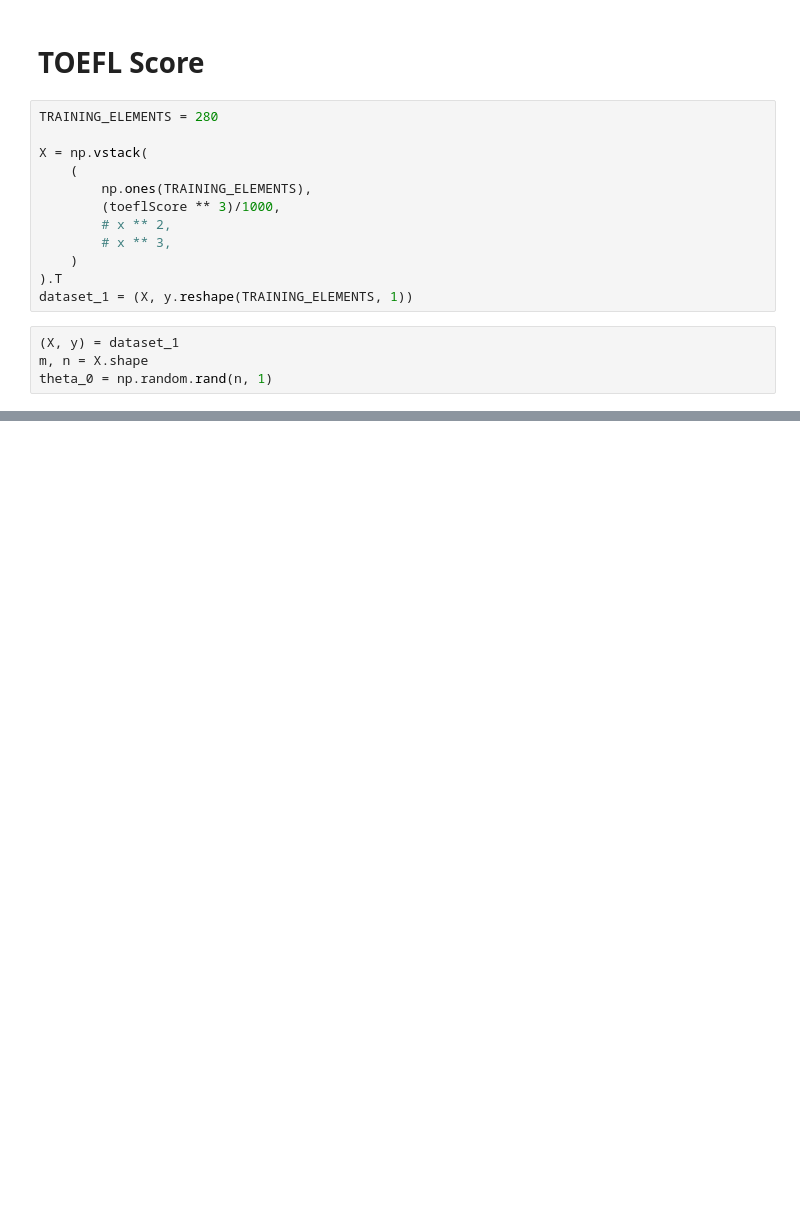
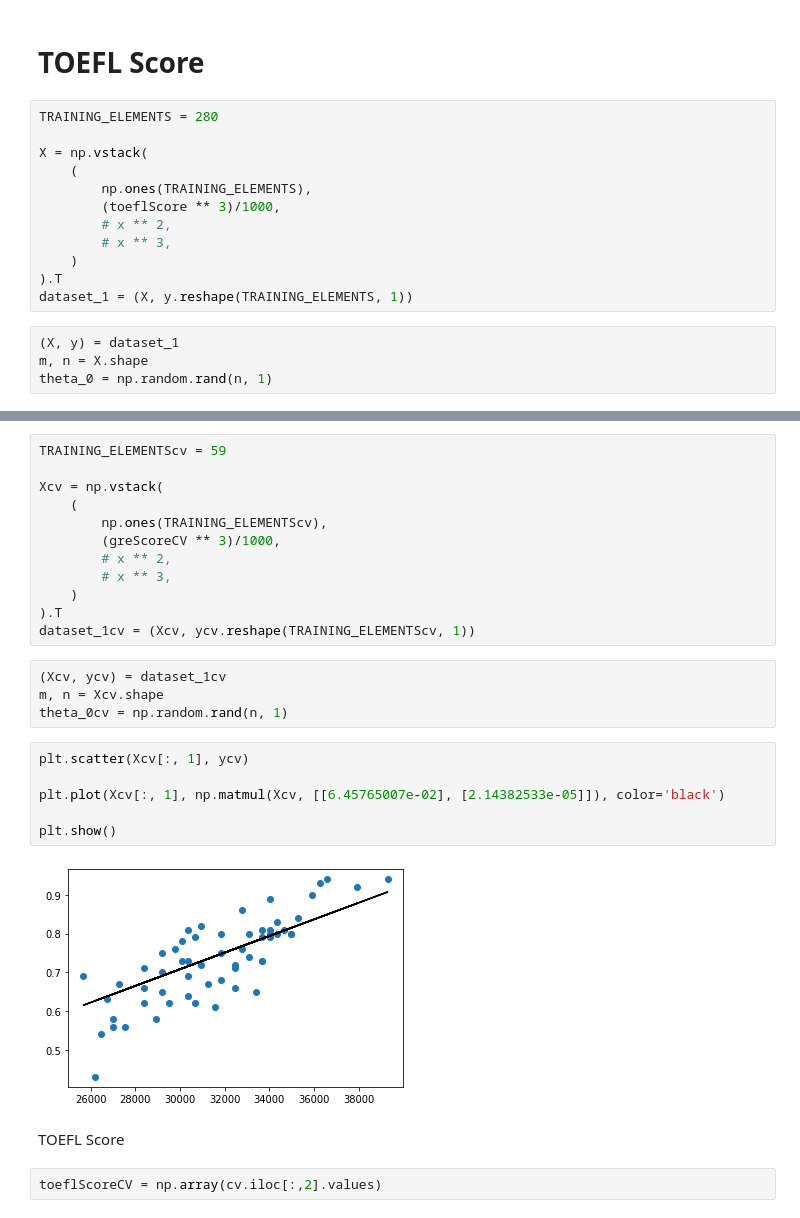
Before and after one commit to sam17332/labAI, a Jupyter notebook: HDT1.ipynb, the cells around one changed output, grey strips where cells are left out. Saved outputs shown, nothing was run; the diff lists cells and outputs as text; blank space fills up the shorter version.

```diff
--- a/HDT1.ipynb
+++ b/HDT1.ipynb
@@ -206,0 +256,28 @@ plt.show()
+# %%
+TRAINING_ELEMENTScv = 59
+
+Xcv = np.vstack(
+    (
+        np.ones(TRAINING_ELEMENTScv),
+        (greScoreCV ** 3)/1000,
+        # x ** 2,
+        # x ** 3,
+    )
+).T
+dataset_1cv = (Xcv, ycv.reshape(TRAINING_ELEMENTScv, 1))
+# %%
+(Xcv, ycv) = dataset_1cv
+m, n = Xcv.shape
+theta_0cv = np.random.rand(n, 1)
+# %%
+plt.scatter(Xcv[:, 1], ycv)
+
+plt.plot(Xcv[:, 1], np.matmul(Xcv, [[6.45765007e-02], [2.14382533e-05]]), color='black')
+
+plt.show()
+# %% [output]
+[figure, added]
+# %% [markdown]
+TOEFL Score
+# %%
+toeflScoreCV = np.array(cv.iloc[:,2].values)
```
Also changed, not shown: parts of 27 cells of this notebook.
